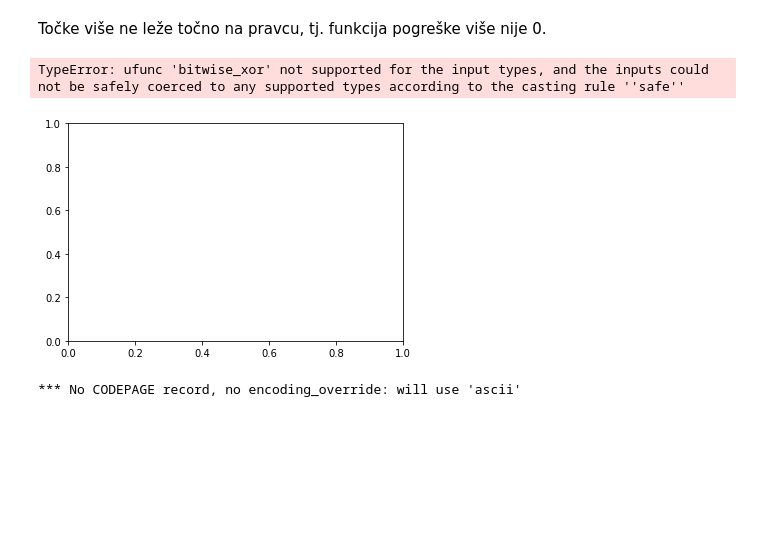
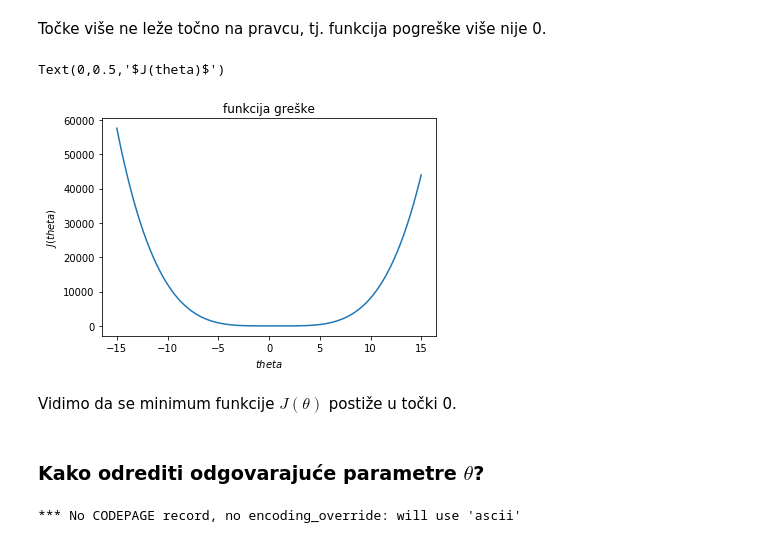
Before and after one commit to lucijamihalj/MSzadaca, a Jupyter notebook: Uvod u strojno ucenje.ipynb, the cells around one changed output. Cells and saved outputs as stored; diff of their text form; code cells hidden in the pictures; blank space fills up the shorter version.

```diff
--- a/Uvod u strojno ucenje.ipynb
+++ b/Uvod u strojno ucenje.ipynb
@@ -78,15 +87,22 @@ fig,ax=plt.subplots(nrows=1,ncols=2,figsize(10,6))
 # %%
 from pylab import *
 fig3 = plt.figure()
 ax3 = plt.axes()
-theta=arange(-10,10,.01)
-x=arange(-10,10,.01)
+theta=arange(-15,15,.01)
+x=arange(-15,15,.01)
 y=x
 
-plot(theta,(y-theta*x)^2);
+plt.plot(theta,(y-theta*x)**2)
+plt.title("funkcija greške")
+plt.xlabel("$theta$")
+plt.ylabel("$J(theta)$")
 # %% [output]
-TypeError: ufunc 'bitwise_xor' not supported for the input types, and the inputs could not be safely coerced to any supported types according to the casting rule ''safe''
+Text(0,0.5,'$J(theta)$')
-[figure, old version]
+[figure, new version]
+# %% [markdown]
+Vidimo da se minimum funkcije $J(\theta)$ postiže u točki 0.
+# %% [markdown]
+### Kako odrediti odgovarajuće parametre $\theta$?
 # %%
 import pandas as pd
 data = pd.read_excel("fires.xls")
```
Also changed, not shown: parts of 7 cells of this notebook.
